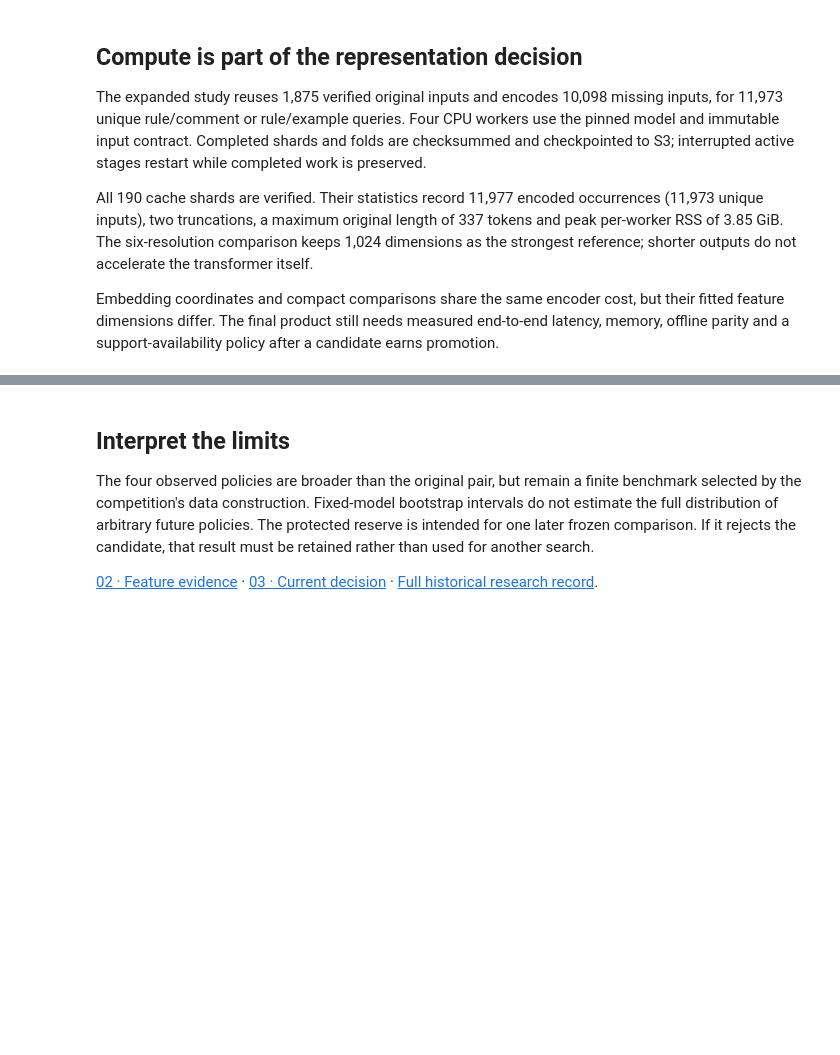
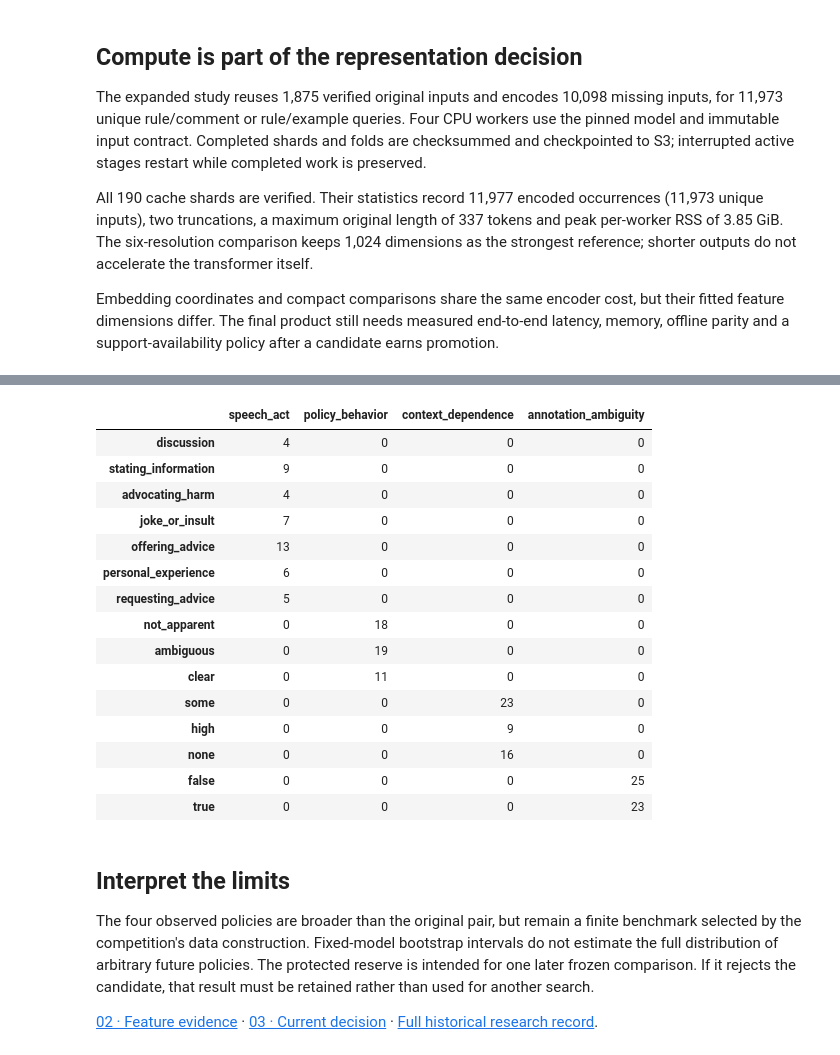
Before and after one commit to alvaromendizabal/jigsaw-rule-classifier, a Jupyter notebook: notebooks/04_semantic_benchmark.ipynb, the cells around one changed output, grey strips where cells are left out. Drawn from its saved outputs; the diff is of its cells as text; code cells hidden in the pictures; blank space fills up the shorter version.

```diff
--- a/notebooks/04_semantic_benchmark.ipynb
+++ b/notebooks/04_semantic_benchmark.ipynb
@@ -68,0 +34,39 @@ Verified expanded study: a57bb74350fcbcd66592
+# %%
+import sys
+sys.path.insert(0, str(root / "scripts"))
+from build_research_report import display_figure
+from build_release_report import display_boundary
+from jigsaw_rules.features import feature_evidence
+from jigsaw_rules.research import research_evidence
+from jigsaw_rules.diagnostics import diagnostic_evidence
+from jigsaw_rules.pairs import pairs_evidence
+from jigsaw_rules.robustness import robustness_evidence
+from jigsaw_rules.gate import feature_gate
+from jigsaw_rules.instructions import instruction_evidence
+from jigsaw_rules.released import released_evidence
+from jigsaw_rules.expanded import expanded_evidence
+from jigsaw_rules.retrieval import retrieval_evidence
+from jigsaw_rules.resolution import resolution_evidence
+from jigsaw_rules.formatting import formatting_evidence
+from jigsaw_rules.feature_decision import decision_evidence
+from build_expanded_report import display_figure as display_expanded
+from build_formatting_report import display_figure as display_formatting
+
+expanded = expanded_evidence(root)
+retrieval = retrieval_evidence(root)
+resolution = resolution_evidence(root)
+formatting = formatting_evidence(root)
+decision = decision_evidence(root)
+assert expanded is not None and retrieval is not None and resolution is not None
+assert formatting is not None and decision is not None
+controls = feature_evidence(root)
+research = research_evidence(root)
+sensitivity = diagnostic_evidence(root)
+pairs = pairs_evidence(root)
+robustness = robustness_evidence(root)
+assert all(item is not None for item in (controls, research, sensitivity, pairs, robustness))
+gate = feature_gate(root)
+instructions = instruction_evidence(root)
+released = released_evidence(root)
+assert released is not None
+print("Verified expanded study:", expanded["metadata"]["run_id"])
@@ -144,0 +156,4 @@ Final training justified: False
+# %%
+display_formatting(root, "policies")
+display(pd.DataFrame(formatting["error_audit"]["taxonomy_counts"]).fillna(0).astype(int))
+# %% [output]
@@ -145,3 +161,19 @@ Final training justified: False
+|  | speech_act | policy_behavior | context_dependence | annotation_ambiguity |
+| discussion | 4 | 0 | 0 | 0 |
+| stating_information | 9 | 0 | 0 | 0 |
+| advocating_harm | 4 | 0 | 0 | 0 |
+| joke_or_insult | 7 | 0 | 0 | 0 |
+| offering_advice | 13 | 0 | 0 | 0 |
+| personal_experience | 6 | 0 | 0 | 0 |
+| requesting_advice | 5 | 0 | 0 | 0 |
+| not_apparent | 0 | 18 | 0 | 0 |
+| ambiguous | 0 | 19 | 0 | 0 |
+| clear | 0 | 11 | 0 | 0 |
+| some | 0 | 0 | 23 | 0 |
+| high | 0 | 0 | 9 | 0 |
+| none | 0 | 0 | 16 | 0 |
+| false | 0 | 0 | 0 | 25 |
+| true | 0 | 0 | 0 | 23 |
 # %% [markdown]
 ## Interpret the limits
 The four observed policies are broader than the original pair, but remain a finite benchmark selected by the competition's data construction. Fixed-model bootstrap intervals do not estimate the full distribution of arbitrary future policies. The protected reserve is intended for one later frozen comparison. If it rejects the candidate, that result must be retained rather than used for another search.
```
Also changed, not shown: parts of 5 cells of this notebook, 33 other files.
